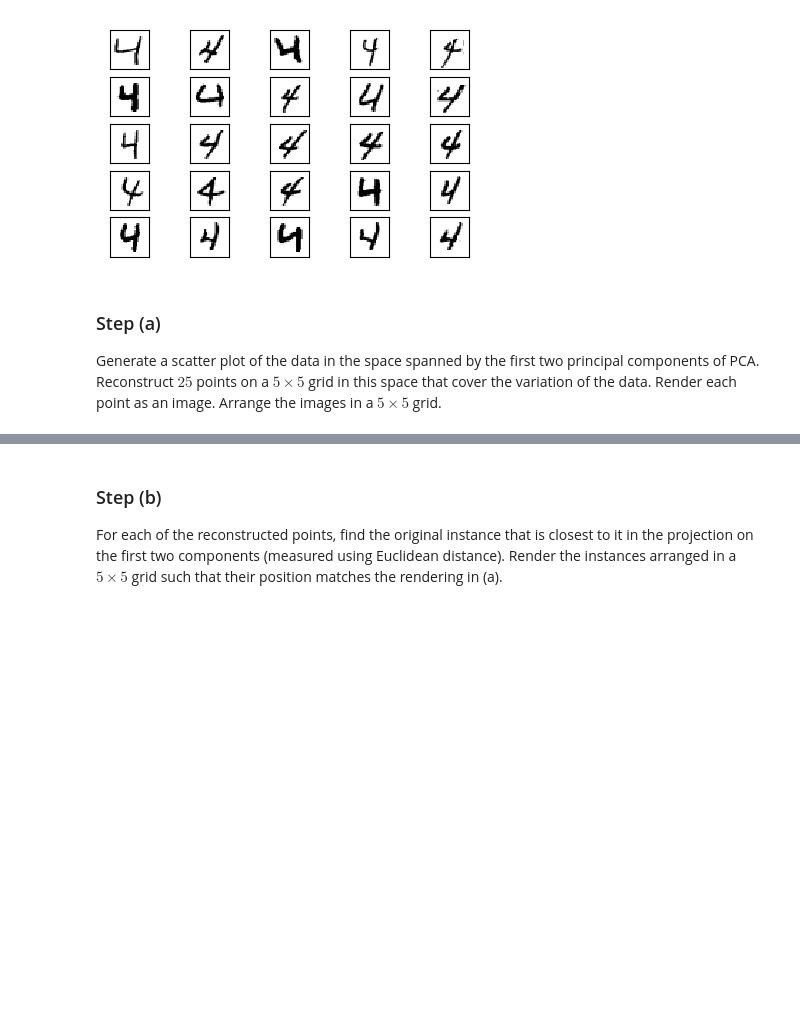
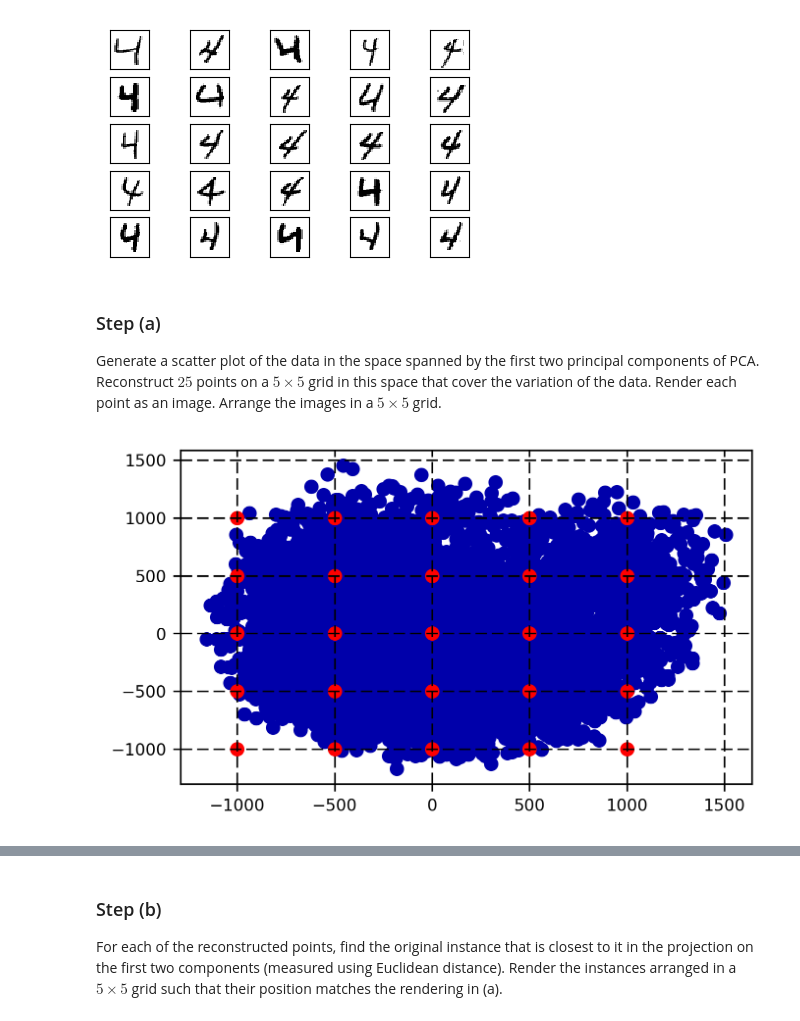
Before and after one commit to Skarm137/Assignment3, a Jupyter notebook: Assignment 3.ipynb, the cells around one changed output, grey strips where cells are left out. Drawn from its saved outputs; the diff is of its cells as text; code cells hidden in the pictures; blank space fills up the shorter version.

```diff
--- a/Assignment 3.ipynb
+++ b/Assignment 3.ipynb
@@ -204,20 +201,20 @@ k=400
 d=784
 
 #Create the R matrix
-rMatrix = [[0 for aaaaa in range(k)] for bbbbb in range(d)]
-for i in range(0,d):
-    for j in range(0,k):
+rMatrix = [[0 for aaaaa in range(d)] for bbbbb in range(k)]
+for i in range(0,k):
+    for j in range(0,d):
         coinFlip = np.random.randint(0,2)
         if (coinFlip == 0):
-            rMatrix[i][j] = 1/d
+            rMatrix[i][j] = 1/math.sqrt(d)
         else:
-            rMatrix[i][j] = -(1/d)
+            rMatrix[i][j] = -(1/math.sqrt(d))
 
 storepart1 = []
 storepart2 = []
 
 storeEDistances = []
-rTransp = np.transpose(rMatrix)
+
 #Loop over all combos that do not include the same image
 for i in range(0,500):
     for j in range(0,500):
@@ -229,10 +226,10 @@ for i in range(0,500):
             firstIMG = np.array(X[i],None)
             secondIMG = np.array(X[j],None)
 
-            fpX1 = np.dot(rTransp, firstIMG)
-            fpX2 = np.dot(rTransp, secondIMG)
+            fpX1 = np.dot(rMatrix, firstIMG)
+            fpX2 = np.dot(rMatrix, secondIMG)
 
-            part1 = np.linalg.norm(fpX1 - fpX2)
+            part1 = np.linalg.norm(abs(fpX1 - fpX2))
             part2 = np.linalg.norm(firstIMG - secondIMG)
 
             part3 = np.divide(part1, part2)
@@ -475,3 +468,73 @@ plt.show()
 # %% [markdown]
 ### Step (a)
  Generate a scatter plot of the data in the space spanned by the first two principal components of PCA. Reconstruct $25$ points on a $5 \times 5$ grid in this space that cover the variation of the data. Render each point as an image. Arrange the images in a $5 \times 5$ grid.
+# %%
+from preamble import *
+from sklearn.model_selection import train_test_split
+from sklearn.decomposition import PCA
+import scipy
+import numpy as np
+import matplotlib.pyplot as plt
+
+#Standard OML get data stuff
+oml.config.apikey = '366585f9ec2435e0f2543d5175e1bac5'
+mnist_data = oml.datasets.get_dataset(554) # Download MNIST data
+# # Get the predictors X and the labels y
+X, y = mnist_data.get_data(target=mnist_data.default_target_attribute);
+
+# smallerX, _, smallery, _ = train_test_split(X, y, train_size=0.15, stratify=y)
+
+X_train, X_test, y_train, y_test = train_test_split(smallerX, smallery, random_state=30, train_size=0.8)
+
+# Find all the fours in the dataset
+fourindexes = np.where(y == 4)
+Xfours = X[fourindexes]
+yfours = y[fourindexes]
+
+
+# build a list of figures on a 5x5 grid for plotting
+def buildFigure5x5(fig, subfiglist):
+
+    for i in range(0 ,25):
+        pixels = np.array(subfiglist[i], dtype='float')
+        pixels = pixels.reshape((28, 28))
+        a=fig. add_subplot(5,5,i+1)
+        imgplot =plt. imshow(pixels, cmap='gray_r')
+        a.axes.get_xaxis().set_visible(False)
+        a.axes.get_yaxis().set_visible(False)
+    return
+
+#Get a PCA with the first two principal components
+pca = PCA(n_components=2)
+pca.fit(Xfours)
+Xfours = pca.transform(Xfours)
+#Plot the results in a scatterplot
+plt.scatter(Xfours[:,0],Xfours[:,1])
+# plt.show()
+
+#Reconstructing 25 points on a 5x5 grid.
+xRow = [1000, 500, 0, -500, -1000]
+yRow = [-1000, -500, 0, 500, 1000]
+
+for i in xRow:
+    for j in yRow:
+        plt.scatter(i,j,color='r')
+plt.grid(b=True, which='major', color='black', linestyle='--',)
+
+plt.show()
+
+count = 1
+#Get dem pixel arts --> this part doesn't seem right.
+for i in xRow:
+    for j in yRow:
+        usedValue = pca.inverse_transform([i,j])
+        pixels = np.array(usedValue, dtype='float')
+        pixels = pixels.reshape((28, 28))
+        a = plt.figure(2).add_subplot(5, 5, count)
+        imgplot = plt.imshow(pixels, cmap='gray_r')
+        a.axes.get_xaxis().set_visible(False)
+        a.axes.get_yaxis().set_visible(False)
+        count += 1
+plt.show()
+# %% [output]
+[figure, added]
```
Also changed, not shown: parts of 10 cells of this notebook.
